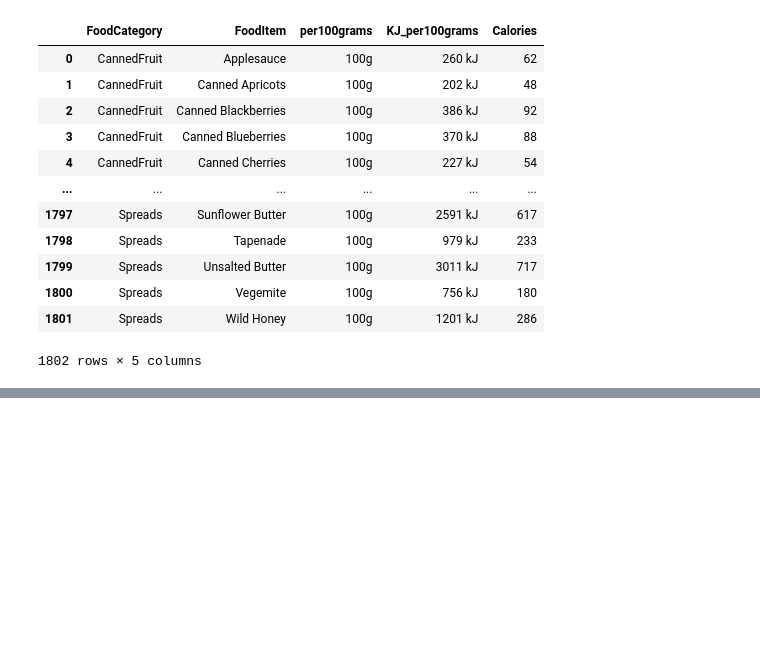
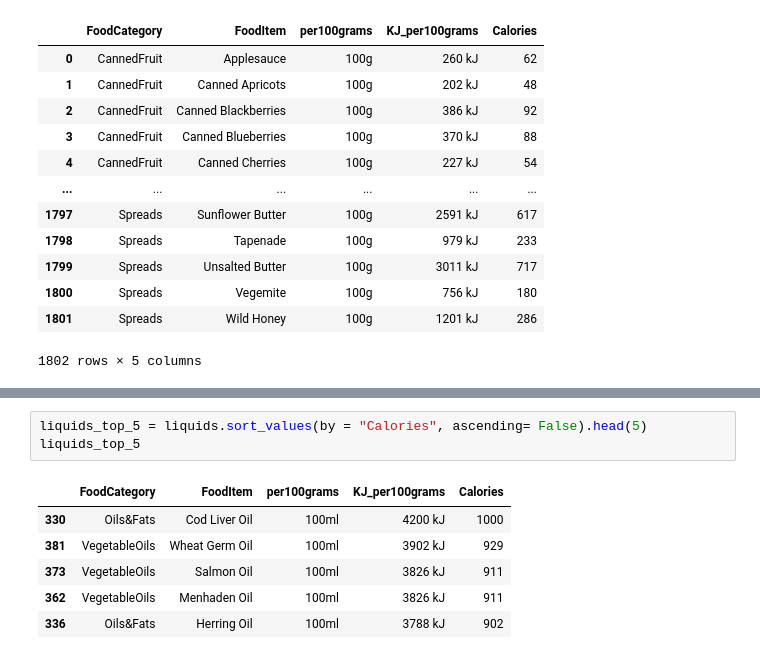
Before and after one commit to MiltonOberg/Python-Milton--sterberg-OPA23, a Jupyter notebook: CodeAlongs/L6_pandas_basics.ipynb, the cells around one changed output, grey strips where cells are left out. Cells and saved outputs as stored; diff of their text form; blank space fills up the shorter version.

```diff
--- a/CodeAlongs/L6_pandas_basics.ipynb
+++ b/CodeAlongs/L6_pandas_basics.ipynb
@@ -288,0 +318,10 @@ solids
+# %%
+liquids_top_5 = liquids.sort_values(by = "Calories", ascending= False).head(5)
+liquids_top_5
+# %% [output]
+|  | FoodCategory | FoodItem | per100grams | KJ_per100grams | Calories |
+| 330 | Oils&Fats | Cod Liver Oil | 100ml | 4200 kJ | 1000 |
+| 381 | VegetableOils | Wheat Germ Oil | 100ml | 3902 kJ | 929 |
+| 373 | VegetableOils | Salmon Oil | 100ml | 3826 kJ | 911 |
+| 362 | VegetableOils | Menhaden Oil | 100ml | 3826 kJ | 911 |
+| 336 | Oils&Fats | Herring Oil | 100ml | 3788 kJ | 902 |
```
Also changed, not shown: parts of 7 cells of this notebook.
